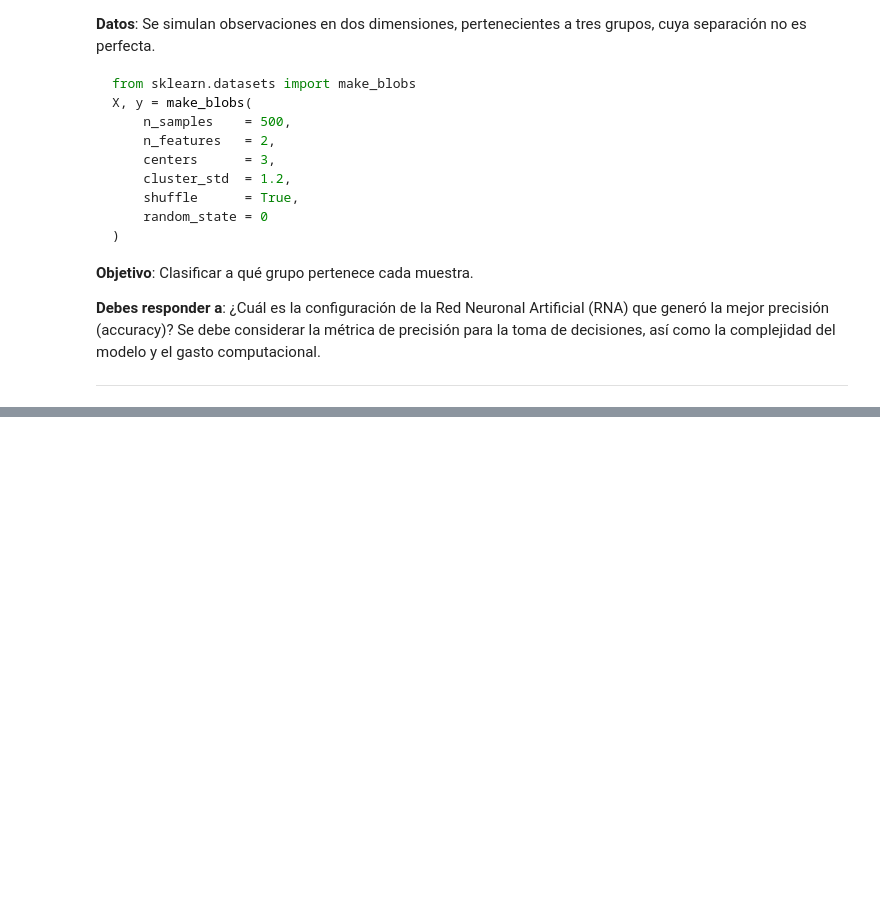
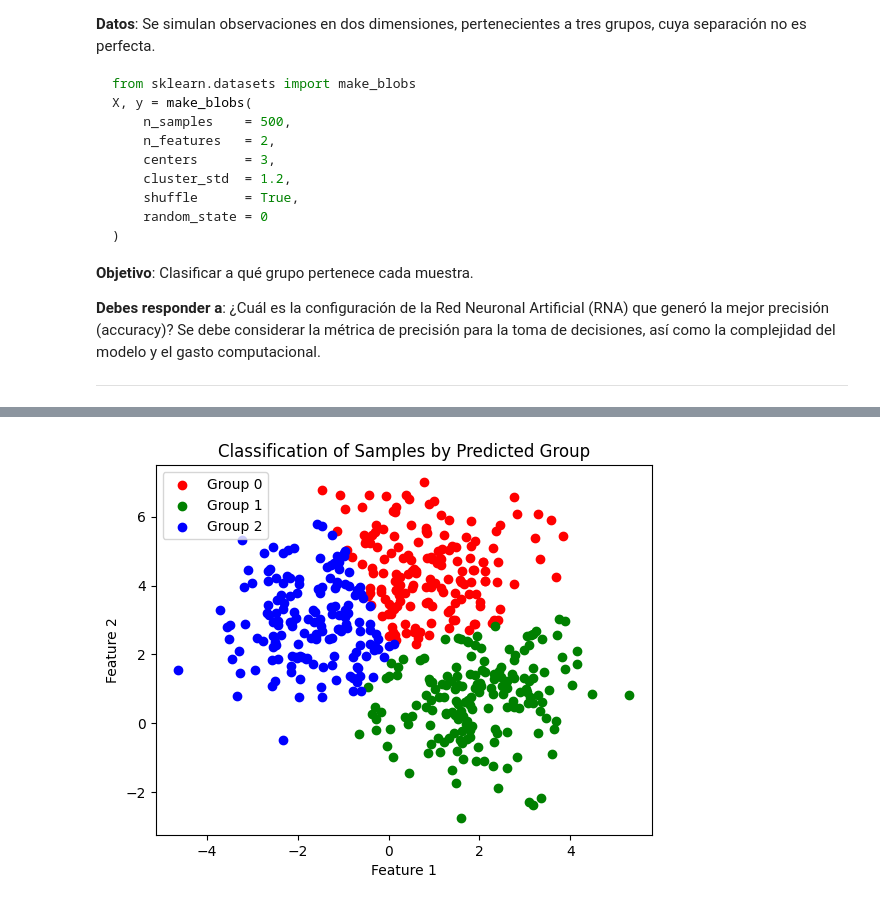
Before and after one commit to Felipe-RA/modelos2023-parcial3, a Jupyter notebook: exercise_2.ipynb, the cells around one changed output, grey strips where cells are left out. Saved outputs shown, nothing was run; the diff lists cells and outputs as text; code cells hidden in the pictures; blank space fills up the shorter version.

```diff
--- a/exercise_2.ipynb
+++ b/exercise_2.ipynb
@@ -300,0 +294,16 @@ Fitting 5 folds for each of 100 candidates, totalling 500 fits
+# %%
+# Now we use the best model to predict all samples
+y_pred = search.best_estimator_.predict(X)
+
+# Plotting each sample, colored by its predicted group
+colors = ['red', 'green', 'blue']
+for i, color in enumerate(colors):
+    plt.scatter(X[y_pred == i, 0], X[y_pred == i, 1], c=color, label=f'Group {i}')
+
+plt.xlabel('Feature 1')
+plt.ylabel('Feature 2')
+plt.title('Classification of Samples by Predicted Group')
+plt.legend()
+plt.show()
+# %% [output]
+[figure, added]
```
Also changed, not shown: parts of 3 cells of this notebook.
